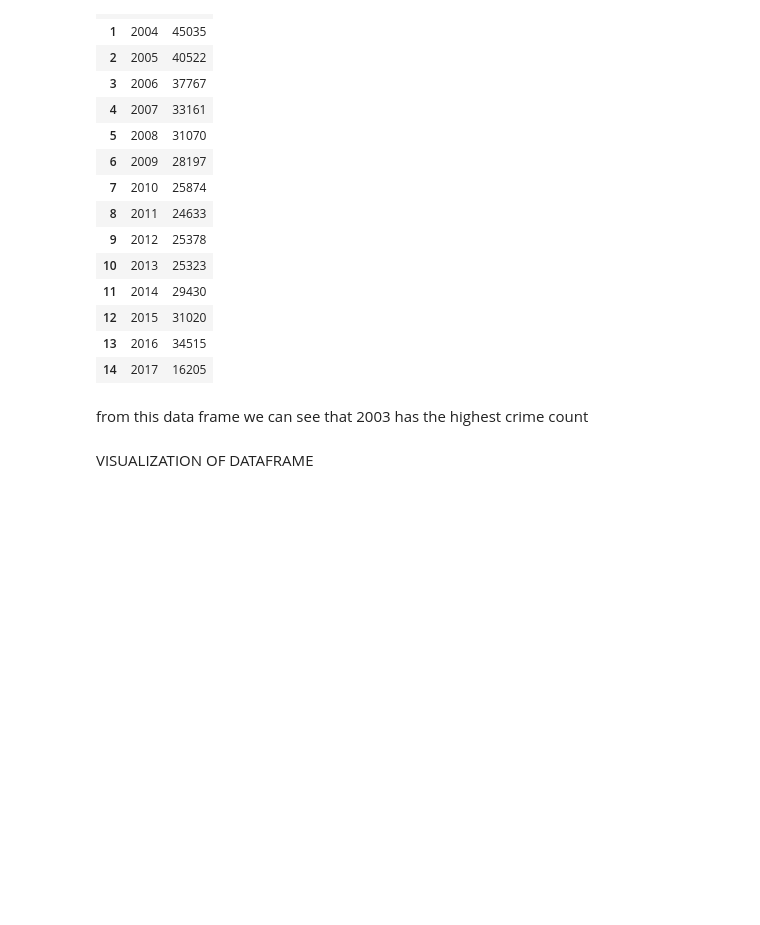
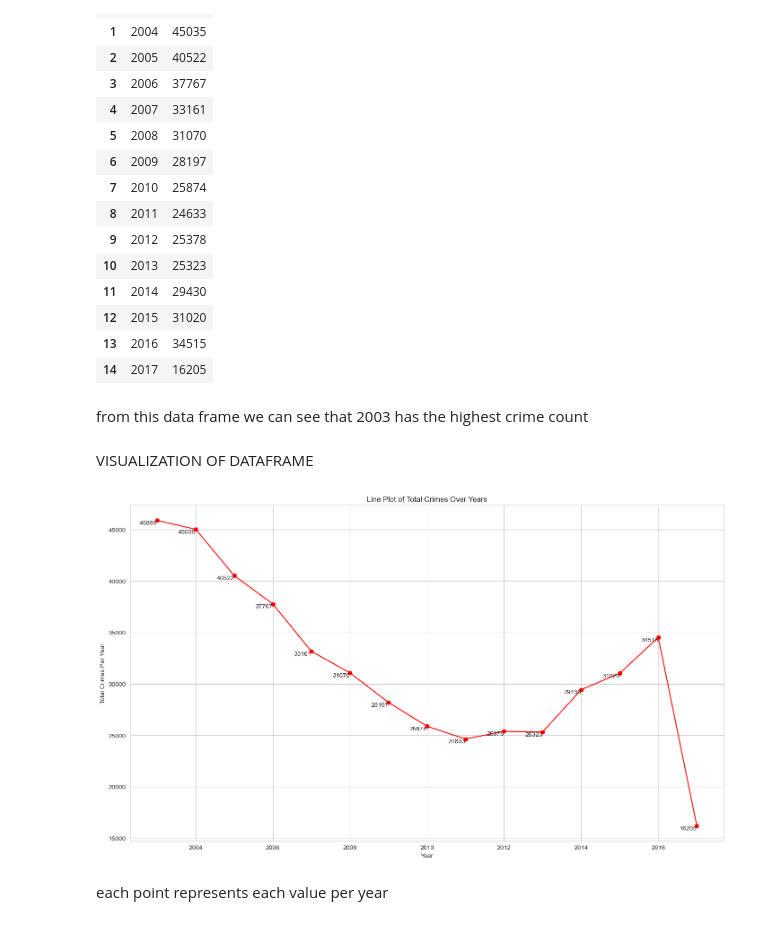
Before and after one commit to damolaosho/crime-analysis-vancouver, a Jupyter notebook: crime-analysis.ipynb, the cells around one changed output. Saved outputs shown, nothing was run; the diff lists cells and outputs as text; code cells hidden in the pictures; blank space fills up the shorter version.

```diff
--- a/crime-analysis.ipynb
+++ b/crime-analysis.ipynb
@@ -216,3 +303,24 @@ yearT
 from this data frame we can see that 2003 has the highest crime count
 # %% [markdown]
 VISUALIZATION OF DATAFRAME
+# %%
+df = pd.DataFrame(yearT)
+# %%
+plt.figure(figsize=(14,8))
+
+plt.plot(df['Year'], df['Total'], marker = 'o', linestyle ='-', color = 'red')
+label_offset = 4
+for index, row in df.iterrows():
+    plt.text(row['Year'], row['Total']+ label_offset, str(row['Total']), ha = 'right', va='top')
+
+
+plt.grid(True)
+plt.tight_layout()
+plt.xlabel('Year')
+plt.ylabel('Total Crimes Per Year')
+plt.title('Line Plot of Total Crimes Over Years')
+plt.show()
+# %% [output]
+[figure, added]
+# %% [markdown]
+each point represents each value per year
```
Also changed, not shown: parts of 19 cells of this notebook.
